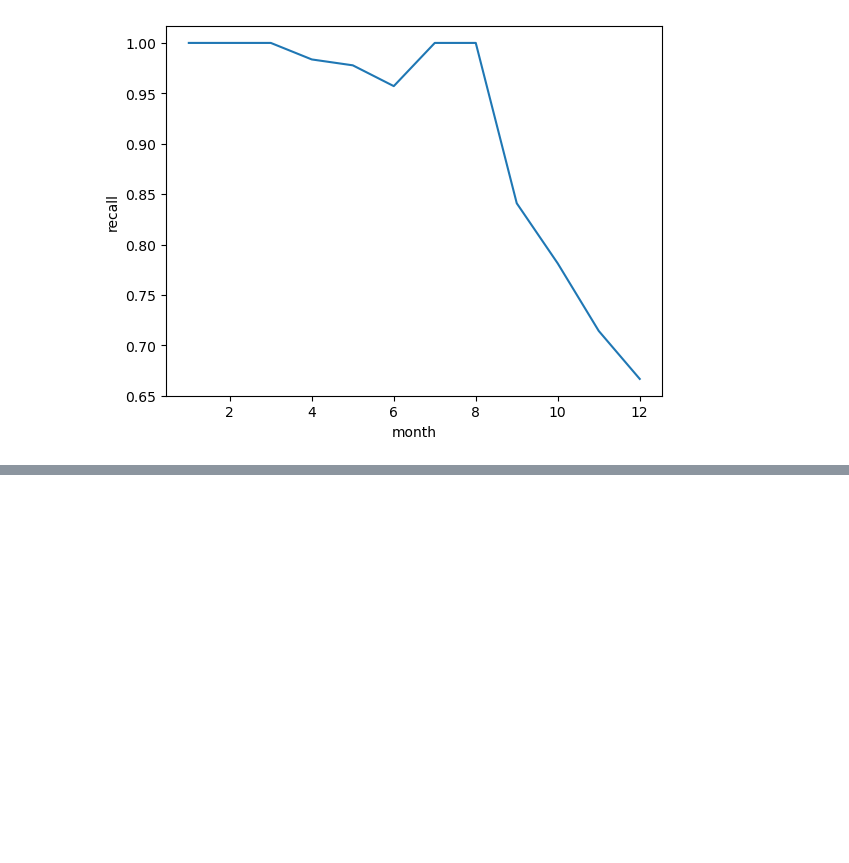
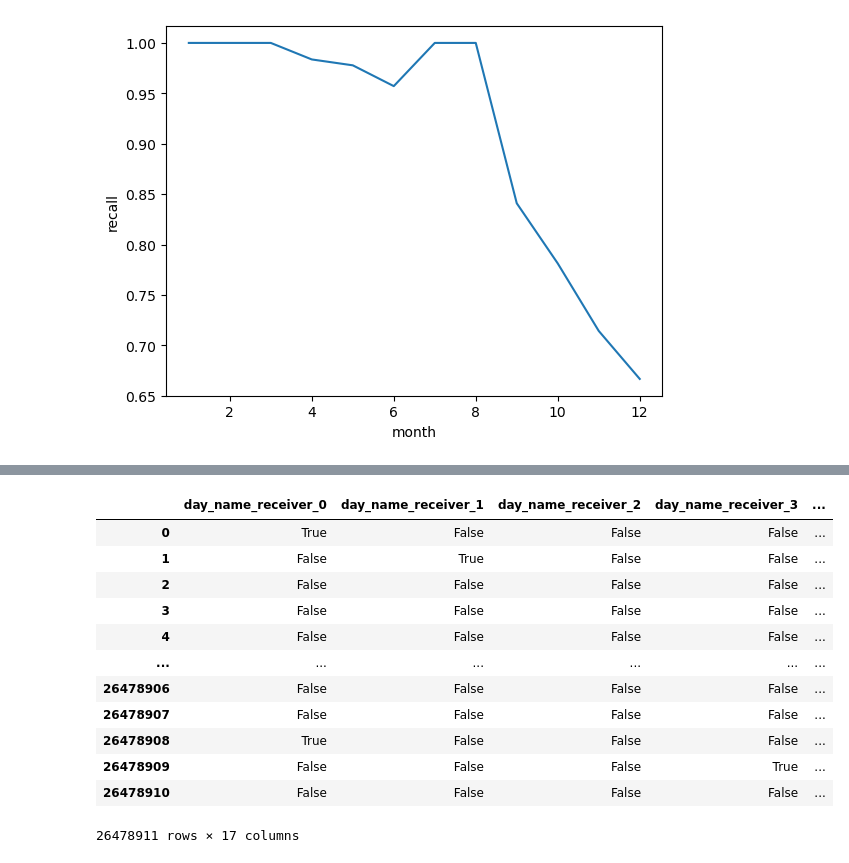
Before and after one commit to Magdaorozco644/ModelosAIm-dev, a Jupyter notebook: Analytics/5.Fraud/06-Monitor model.ipynb, the cells around one changed output, grey strips where cells are left out. Drawn from its saved outputs; the diff is of its cells as text; code cells hidden in the pictures; blank space fills up the shorter version.

```diff
--- a/Analytics/5.Fraud/06-Monitor model.ipynb
+++ b/Analytics/5.Fraud/06-Monitor model.ipynb
@@ -704,0 +737,16 @@ testeo[var_input]
+# %%
+Y_c
+# %% [output]
+|  | day_name_receiver_0 | day_name_receiver_1 | day_name_receiver_2 | day_name_receiver_3 | ... |
+| 0 | True | False | False | False | ... |
+| 1 | False | True | False | False | ... |
+| 2 | False | False | False | False | ... |
+| 3 | False | False | False | False | ... |
+| 4 | False | False | False | False | ... |
+| ... | ... | ... | ... | ... | ... |
+| 26478906 | False | False | False | False | ... |
+| 26478907 | False | False | False | False | ... |
+| 26478908 | True | False | False | False | ... |
+| 26478909 | False | False | False | True | ... |
+| 26478910 | False | False | False | False | ... |
+26478911 rows × 17 columns
```
Also changed, not shown: parts of 10 cells of this notebook, 1 other file.
